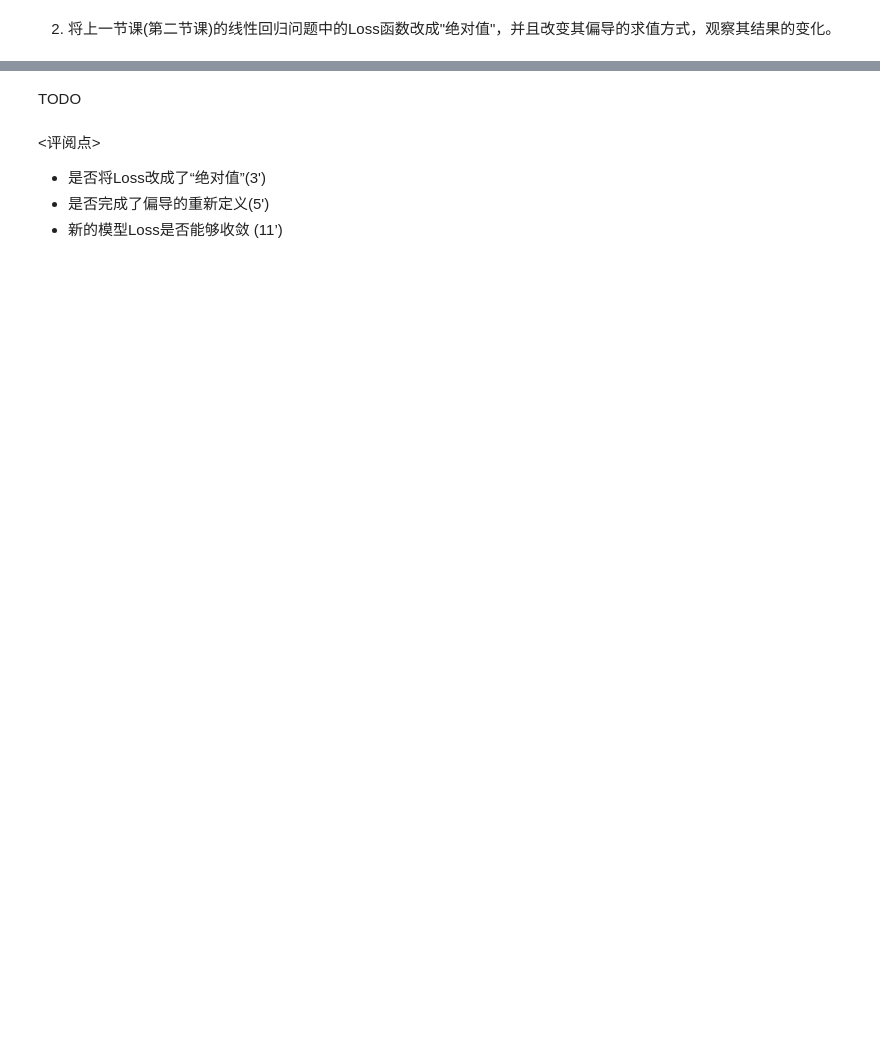
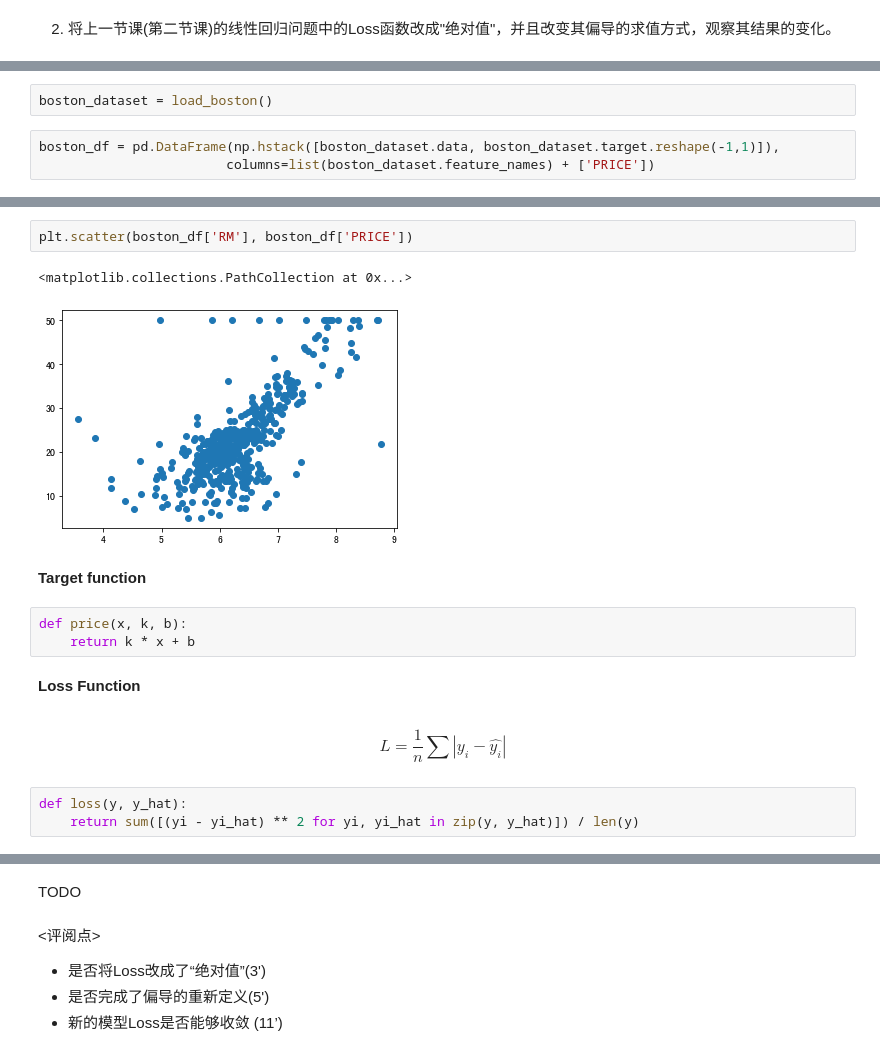
Before and after one commit to hotbaby/kkb, a Jupyter notebook: nlp-2019-autumn/lecture03/Assignment-03.ipynb, the cells around one changed output, grey strips where cells are left out. Drawn from its saved outputs; the diff is of its cells as text; blank space fills up the shorter version.

```diff
--- a/nlp-2019-autumn/lecture03/Assignment-03.ipynb
+++ b/nlp-2019-autumn/lecture03/Assignment-03.ipynb
@@ -325,0 +550,5 @@ TODO
+# %%
+boston_dataset = load_boston()
+# %%
+boston_df = pd.DataFrame(np.hstack([boston_dataset.data, boston_dataset.target.reshape(-1,1)]),
+                        columns=list(boston_dataset.feature_names) + ['PRICE'])
@@ -325,0 +564,17 @@ TODO
+# %%
+plt.scatter(boston_df['RM'], boston_df['PRICE'])
+# %% [output]
+<matplotlib.collections.PathCollection at 0x...>
+[figure, added]
+# %% [markdown]
+**Target function**
+# %%
+def price(x, k, b):
+    return k * x + b
+# %% [markdown]
+**Loss Function**
+# %% [markdown]
+$$L = \frac{1}{n} \sum{|y_i - \hat{y_i}|} $$
+# %%
+def loss(y, y_hat):
+    return sum([(yi - yi_hat) ** 2 for yi, yi_hat in zip(y, y_hat)]) / len(y)
```
Also changed, not shown: parts of 70 cells of this notebook.
